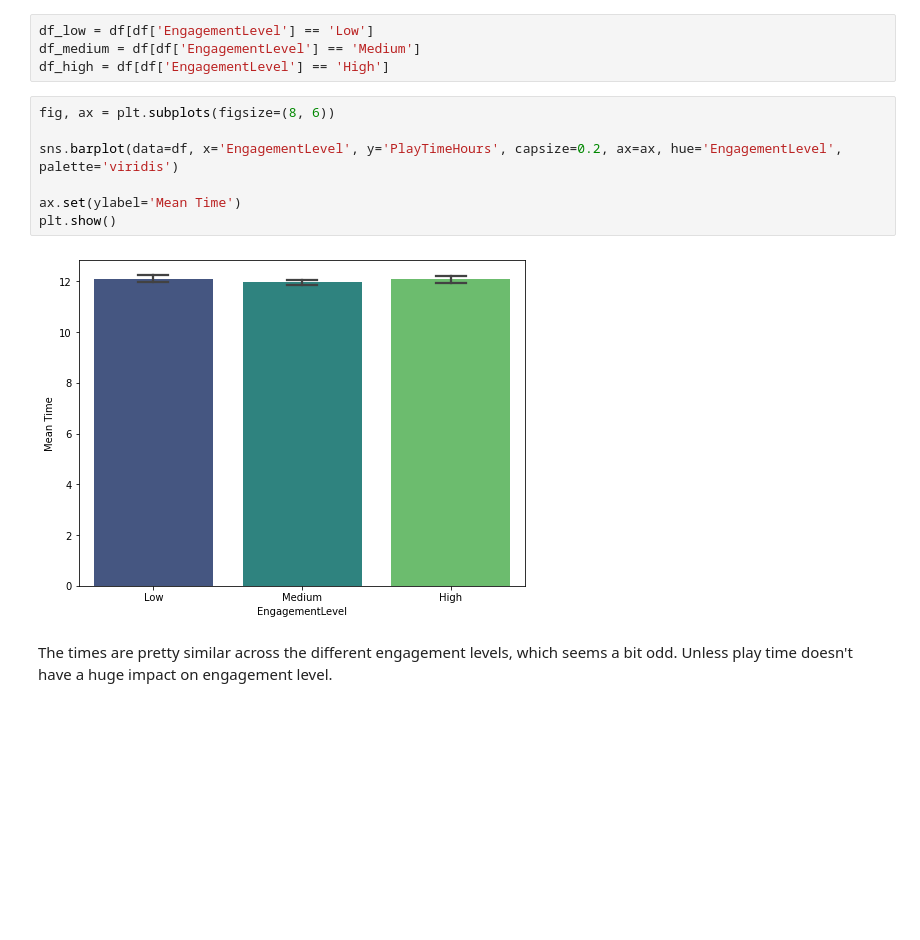
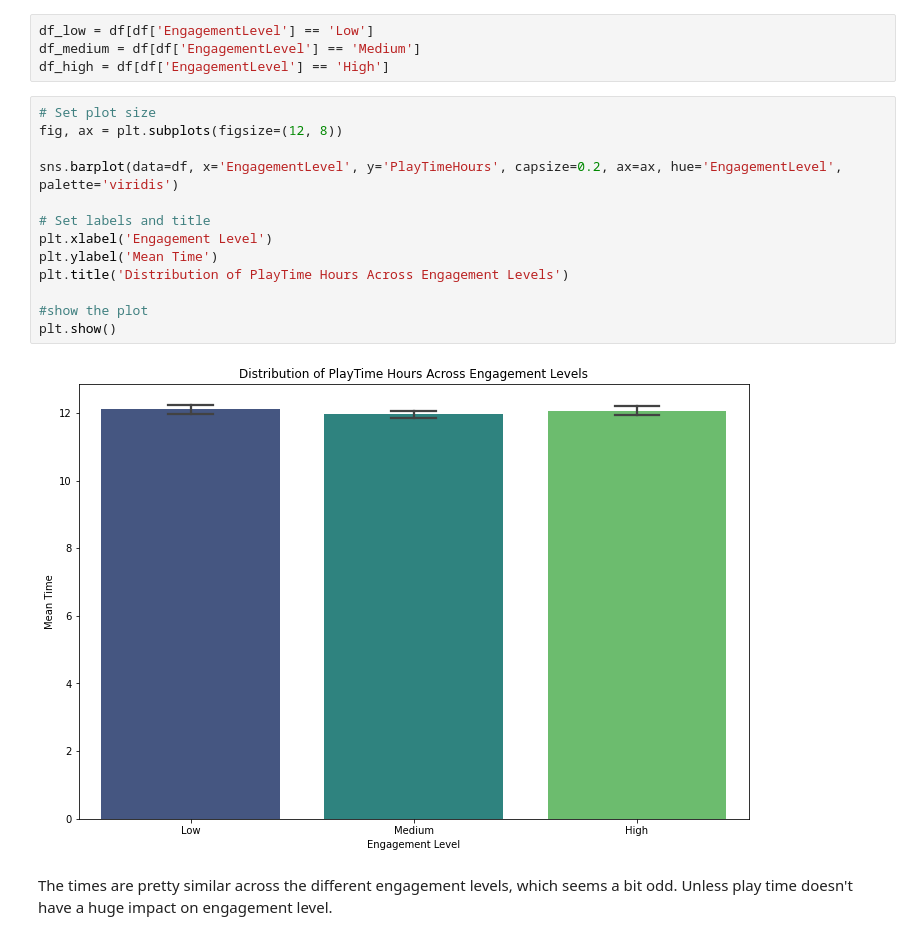
Before and after one commit to dmm4613/online-gaming-behavior-eda, a Jupyter notebook: online-gaming-behavior-eda.ipynb, the cells around one changed output. Saved outputs shown, nothing was run; the diff lists cells and outputs as text; blank space fills up the shorter version.

```diff
--- a/online-gaming-behavior-eda.ipynb
+++ b/online-gaming-behavior-eda.ipynb
@@ -209,14 +225,20 @@ df_low = df[df['EngagementLevel'] == 'Low']
 df_medium = df[df['EngagementLevel'] == 'Medium']
 df_high = df[df['EngagementLevel'] == 'High']
 # %%
-fig, ax = plt.subplots(figsize=(8, 6))
+# Set plot size
+fig, ax = plt.subplots(figsize=(12, 8))
 
 sns.barplot(data=df, x='EngagementLevel', y='PlayTimeHours', capsize=0.2, ax=ax, hue='EngagementLevel', palette='viridis')
 
-ax.set(ylabel='Mean Time')
+# Set labels and title
+plt.xlabel('Engagement Level')
+plt.ylabel('Mean Time')
+plt.title('Distribution of PlayTime Hours Across Engagement Levels')
+
+#show the plot
 plt.show()
 # %% [output]
-[figure, old version]
+[figure, new version]
 # %% [markdown]
 The times are pretty similar across the different engagement levels, which seems a bit odd. Unless play time doesn't have a huge impact on engagement level.
 # %% [markdown]
```
Also changed, not shown: parts of 25 cells of this notebook, 2 other files.
